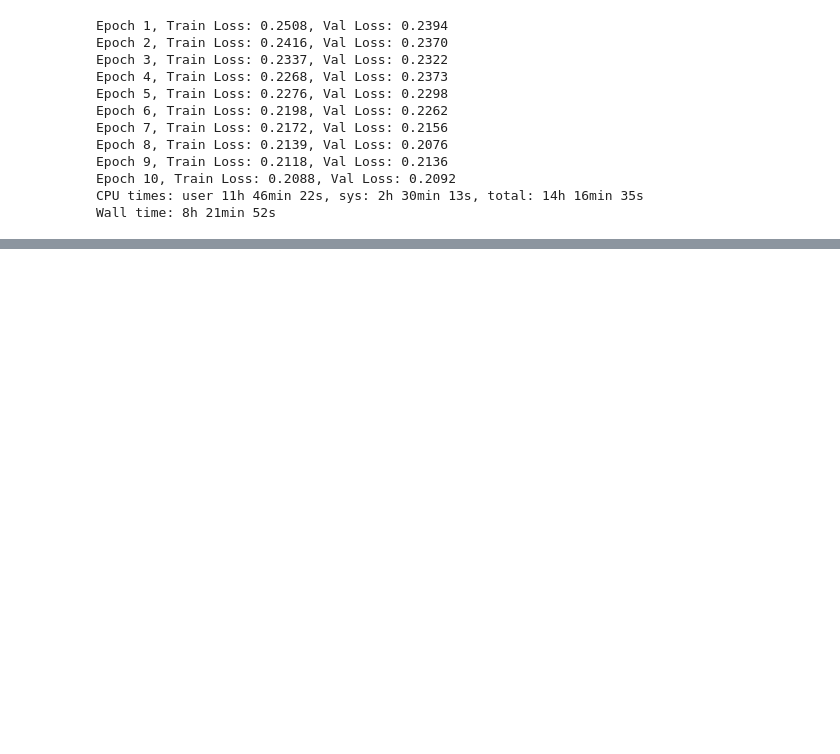
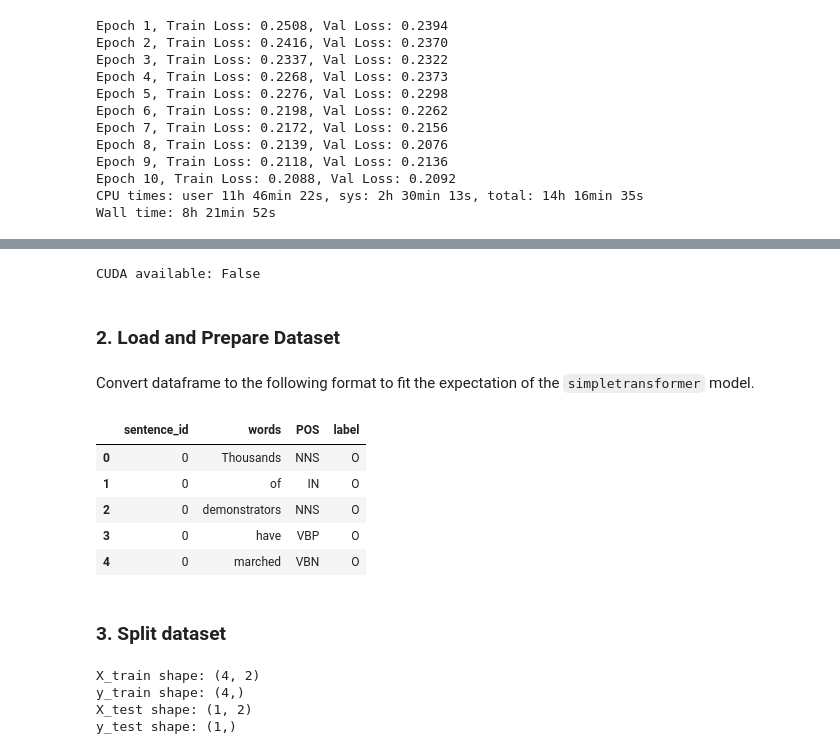
Before and after one commit to heba14101998/WideBotAI, a Jupyter notebook: NER/NER.ipynb, the cells around one changed output, grey strips where cells are left out. Saved outputs shown, nothing was run; the diff lists cells and outputs as text; code cells hidden in the pictures; blank space fills up the shorter version.

```diff
--- a/NER/NER.ipynb
+++ b/NER/NER.ipynb
@@ -608,0 +647,30 @@ NERModel(
+# %%
+print("CUDA available:", torch.cuda.is_available())
+# %% [output]
+CUDA available: False
+# %% [markdown]
+### 2. Load and Prepare Dataset
+# %%
+data_dir = './data/ner_dataset.csv'
+
+df = pd.read_csv(data_dir, encoding="latin1")
+df = df.fillna(method='ffill')
+df = df.head(5)
+# %%
+from sklearn.preprocessing import LabelEncoder
+
+df['Sentence #'] = LabelEncoder().fit_transform(df['Sentence #'])
+# %% [markdown]
+Convert dataframe to the following format to fit the expectation of the `simpletransformer` model.
+# %%
+df.rename(columns = {'Sentence #':'sentence_id',
+                       'Word':'words',
+                       'Tag':'label'},inplace = True)
+df
+# %% [output]
+|  | sentence_id | words | POS | label |
+| 0 | 0 | Thousands | NNS | O |
+| 1 | 0 | of | IN | O |
+| 2 | 0 | demonstrators | NNS | O |
+| 3 | 0 | have | VBP | O |
+| 4 | 0 | marched | VBN | O |
@@ -608,0 +680,15 @@ NERModel(
+# %% [markdown]
+### 3. Split dataset
+# %%
+
+X_train, X_test, y_train, y_test = train_test_split(X, y, test_size=0.2, random_state=42)
+
+print(f"X_train shape: {X_train.shape}")
+print(f"y_train shape: {y_train.shape}")
+print(f"X_test shape: {X_test.shape}")
+print(f"y_test shape: {y_test.shape}")
+# %% [output]
+X_train shape: (4, 2)
+y_train shape: (4,)
+X_test shape: (1, 2)
+y_test shape: (1,)
```
Also changed, not shown: parts of 40 cells of this notebook, 9 other files.
